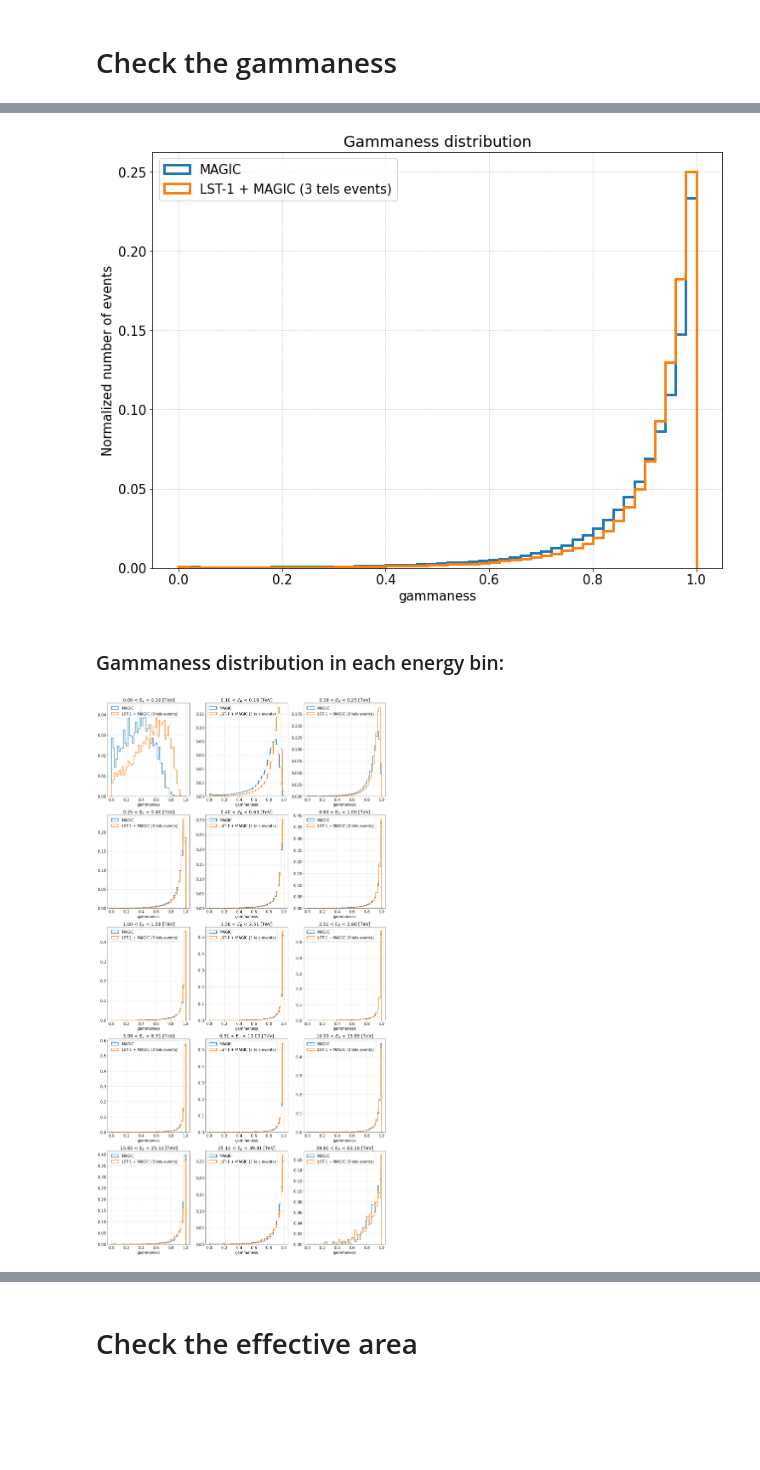
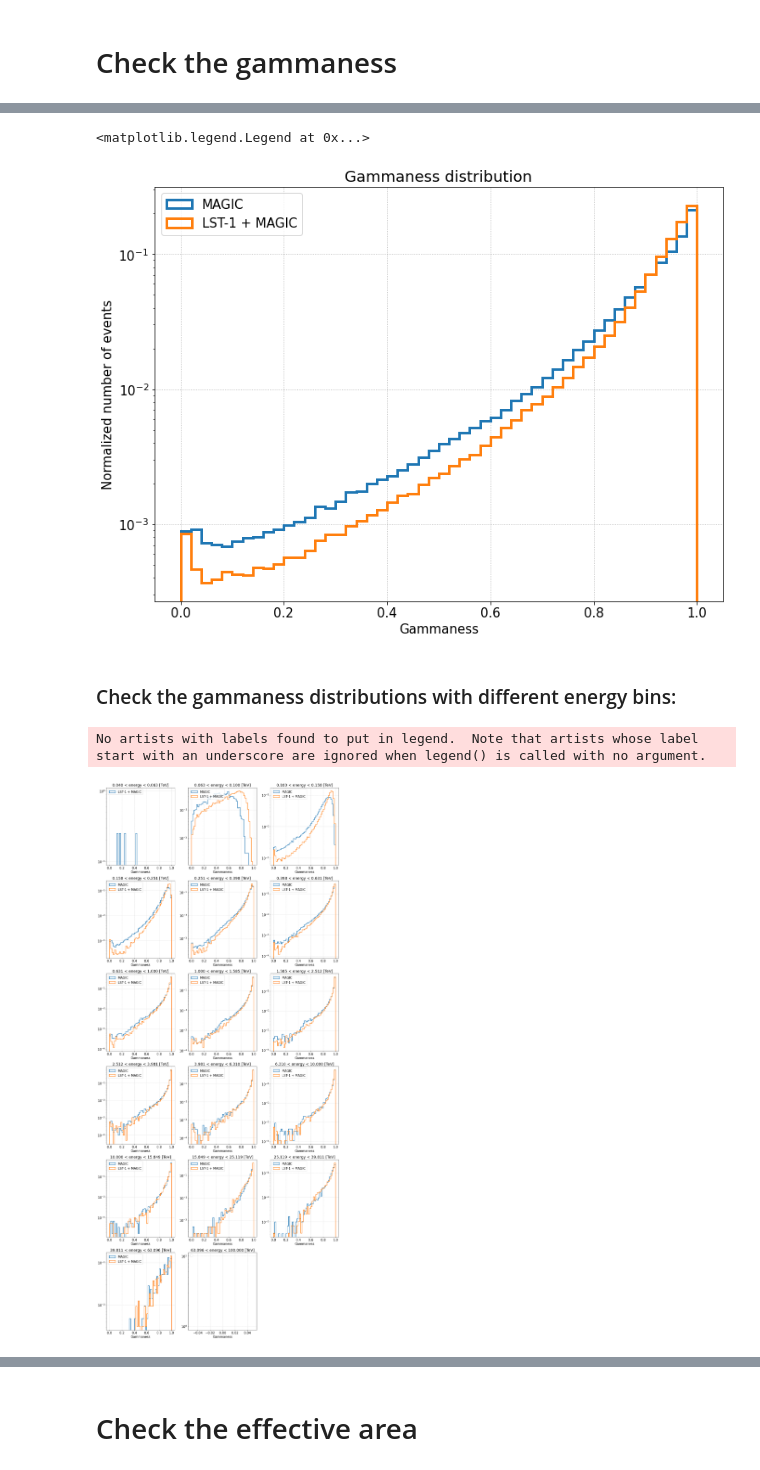
Before and after one commit to cta-observatory/magic-cta-pipe, a Jupyter notebook: notebooks/check_irfs_from_dl2.ipynb, the cells around one changed output, grey strips where cells are left out. Drawn from its saved outputs; the diff is of its cells as text; code cells hidden in the pictures; blank space fills up the shorter version.

```diff
--- a/notebooks/check_irfs_from_dl2.ipynb
+++ b/notebooks/check_irfs_from_dl2.ipynb
@@ -167,7 +199,6 @@ data_mlst.head()
 # %% [markdown]
 ### Compute the mean of the DL2 parameters:
 # %%
-print('Computing the mean of the DL2 parameters...')
 dl2_mlst = get_dl2_mean(data_mlst)
 
 theta = angular_separation(
@@ -178,8 +209,3 @@ theta = angular_separation(
 )
 
 dl2_mlst['theta2'] = theta.to(u.deg).value ** 2
-
-print('\nExtracting only 3-tels events...')
-dl2_mlst.query('combo_type == 3', inplace=True)
-
-print(f'--> Number of events: {len(dl2_mlst)}')
@@ -233,80 +271,69 @@ plt.show()
 # %%
-# === Settings ===
-bins_gam = np.linspace(0, 1, 51)
-yscale = 'linear'
-
-# === Main ===
 plt.figure()
 plt.title('Gammaness distribution')
-plt.xlabel('gammaness')
+plt.xlabel('Gammaness')
 plt.ylabel('Normalized number of events')
-plt.yscale(yscale)
+plt.semilogy()
+plt.grid()
+
+gam_bins  = np.linspace(0, 1, 51)
 
 plt.hist(
-    dl2_magic['gammaness'].to_numpy(), bins=bins_gam,
+    dl2_magic['gammaness'].to_numpy(), bins=gam_bins,
     weights=np.repeat(1/len(dl2_magic), len(dl2_magic)),
     label='MAGIC', histtype='step', linewidth=3,
 )
 
 plt.hist(
-    dl2_mlst['gammaness'].to_numpy(), bins=bins_gam,
+    dl2_mlst['gammaness'].to_numpy(), bins=gam_bins,
     weights=np.repeat(1/len(dl2_mlst), len(dl2_mlst)),
-    label='LST-1 + MAGIC (3 tels events)',
-    histtype='step', linewidth=3,
+    label='LST-1 + MAGIC', histtype='step', linewidth=3,
 )
 
-plt.grid()
 plt.legend(loc='upper left')
-plt.show()
 # %% [output]
+<matplotlib.legend.Legend at 0x...>
-[figure, old version]
+[figure, new version]
-# %% [markdown]
-### Gammaness distribution in each energy bin:
+# %% [markdown]
+### Check the gammaness distributions with different energy bins:
 # %%
-# === Settings ===
-bins_eng = np.logspace(-2, 2, 21)[4:-1]
-bins_gam = np.linspace(0, 1, 51)
+n_columns = 3
+n_rows = int(np.ceil(len(energy_bins[:-1])/n_columns))
 
-figsize = (20, 40)
-yscale = 'linear'
+grid = (n_rows, n_columns)
+locs = list(itertools.product(range(n_rows), range(n_columns)))
 
-# === Main ===
-plt.figure(figsize=figsize)
+plt.figure(figsize=(20, n_rows*8))
 
-grid = (int(np.ceil(len(bins_eng[:-1])/3)), 3)
-locs = list(itertools.product(range(grid[0]), range(grid[1])))
+for i_bin, (eng_lo, eng_hi) in enumerate(zip(energy_bins[:-1], energy_bins[1:])):
 
-for i_bin, (eng_lolim, eng_uplim) in enumerate(zip(bins_eng[:-1], bins_eng[1:])):
+    energy_mask = f'(reco_energy > {eng_lo}) & (reco_energy < {eng_hi})'
 
-    event_cuts = f'(reco_energy > {eng_lolim}) & (reco_energy < {eng_uplim})'
-
-    df_magic = dl2_magic.query(event_cuts)
-    df_mlst = dl2_mlst.query(event_cuts)
+    df_magic = dl2_magic.query(energy_mask)
+    df_mlst = dl2_mlst.query(energy_mask)
 
     plt.subplot2grid(grid, locs[i_bin])
-    plt.title(rf'{eng_lolim:.2f} < $E_R$ < {eng_uplim:.2f} [TeV]')
-    plt.xlabel('gammaness')
-    plt.yscale(yscale)
+    plt.title(f'{eng_lo:.3f} < energy < {eng_hi:.3f} [TeV]')
+    plt.xlabel('Gammaness')
+    plt.semilogy()
+    plt.grid()
 
     if len(df_magic) > 0:
         plt.hist(
-            df_magic['gammaness'].to_numpy(), bins=bins_gam,
+            df_magic['gammaness'].to_numpy(), bins=gam_bins,
             weights=np.repeat(1/len(df_magic), len(df_magic)),
             label='MAGIC', histtype='step', linewidth=2,
         )
 
     if len(df_mlst) > 0:
         plt.hist(
-            df_mlst['gammaness'].to_numpy(), bins=bins_gam,
+            df_mlst['gammaness'].to_numpy(), bins=gam_bins,
             weights=np.repeat(1/len(df_mlst), len(df_mlst)),
-            label='LST-1 + MAGIC (3 tels events)',
-            histtype='step', linewidth=2,
+            label='LST-1 + MAGIC', histtype='step', linewidth=2,
         )
 
-    plt.grid()
     plt.legend(loc='upper left')
-
-plt.show()
 # %% [output]
+No artists with labels found to put in legend.  Note that artists whose label start with an underscore are ignored when legend() is called with no argument.
-[figure, old version]
+[figure, new version]
 # %% [markdown]
```
Also changed, not shown: parts of 71 cells of this notebook, 4 other files.
